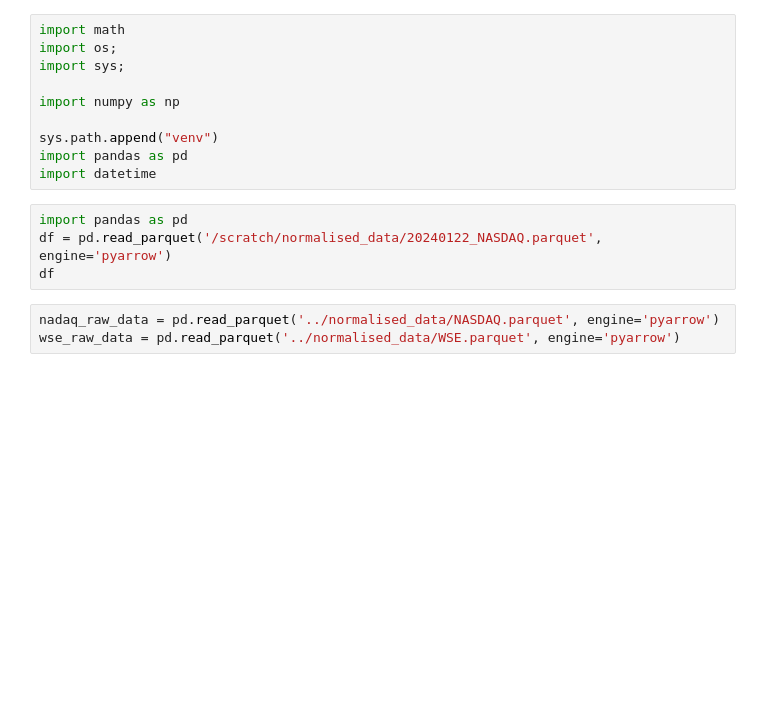
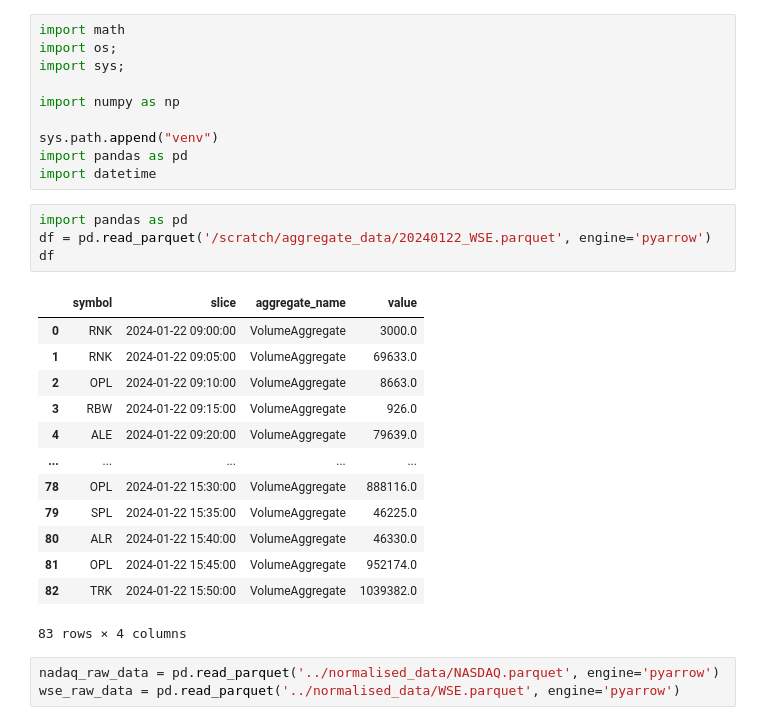
Before and after one commit to mateuszkapka/marketdata, a Jupyter notebook: python/MarketData.ipynb, the cells around one changed output. Saved outputs shown, nothing was run; the diff lists cells and outputs as text; blank space fills up the shorter version.

Commit message:
Referencing other aggregates

```diff
--- a/python/MarketData.ipynb
+++ b/python/MarketData.ipynb
@@ -10,8 +10,22 @@ import pandas as pd
 import datetime
 # %%
 import pandas as pd
-df = pd.read_parquet('/scratch/normalised_data/20240122_NASDAQ.parquet', engine='pyarrow')
+df = pd.read_parquet('/scratch/aggregate_data/20240122_WSE.parquet', engine='pyarrow')
 df
+# %% [output]
+|  | symbol | slice | aggregate_name | value |
+| 0 | RNK | 2024-01-22 09:00:00 | VolumeAggregate | 3000.0 |
+| 1 | RNK | 2024-01-22 09:05:00 | VolumeAggregate | 69633.0 |
+| 2 | OPL | 2024-01-22 09:10:00 | VolumeAggregate | 8663.0 |
+| 3 | RBW | 2024-01-22 09:15:00 | VolumeAggregate | 926.0 |
+| 4 | ALE | 2024-01-22 09:20:00 | VolumeAggregate | 79639.0 |
+| ... | ... | ... | ... | ... |
+| 78 | OPL | 2024-01-22 15:30:00 | VolumeAggregate | 888116.0 |
+| 79 | SPL | 2024-01-22 15:35:00 | VolumeAggregate | 46225.0 |
+| 80 | ALR | 2024-01-22 15:40:00 | VolumeAggregate | 46330.0 |
+| 81 | OPL | 2024-01-22 15:45:00 | VolumeAggregate | 952174.0 |
+| 82 | TRK | 2024-01-22 15:50:00 | VolumeAggregate | 1039382.0 |
+83 rows × 4 columns
 # %%
 nadaq_raw_data = pd.read_parquet('../normalised_data/NASDAQ.parquet', engine='pyarrow')
 wse_raw_data = pd.read_parquet('../normalised_data/WSE.parquet', engine='pyarrow')
```
Also changed, not shown: 6 other files.
